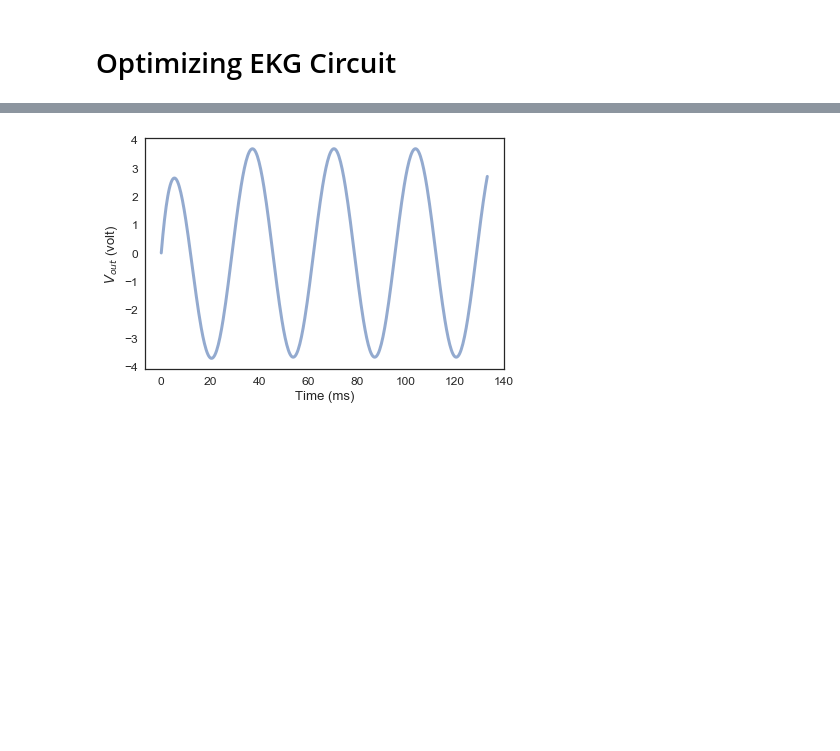
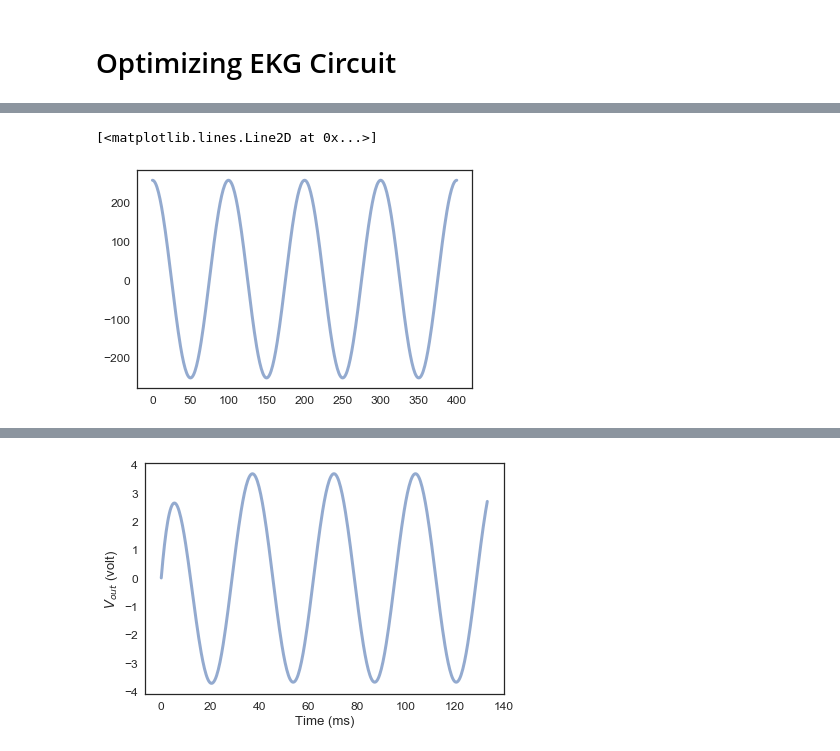
Before and after one commit to ThomasJagielski/ModSimPy, a Jupyter notebook: code/EKG Circuit Optimization.ipynb, the cells around one changed output, grey strips where cells are left out. Drawn from its saved outputs; the diff is of its cells as text; code cells hidden in the pictures; blank space fills up the shorter version.

```diff
--- a/code/EKG Circuit Optimization.ipynb
+++ b/code/EKG Circuit Optimization.ipynb
@@ -17,0 +31,19 @@ second = UNITS.second;
+# %%
+def make_system_amp(params):
+    """Makes a System object for the given conditions.
+
+    params: Params object
+
+    returns: System object
+    """
+    unpack(params)
+
+    init = State(V_out = 0)
+    t_end = 4 / f
+    ts = linspace(0, t_end, 401)
+
+    return System(R=R, A=A, f=f,
+                  init=init, t_end=t_end, ts=ts,
+                  vref=vref)
+# %%
+amp1 = make_system_amp(params_amp_1)
@@ -18,3 +59,31 @@ second = UNITS.second;
+# %%
+def amp(state, t, system):
+    """Makes a slope function to update the state.
+
+    state: State(V_out)
+    t: time
+    system: System Object
+
+    returns: State(V_out)
+    """
+    vout = state
+
+    unpack(system)
+
+    vin = A * np.cos(2 * pi * f * t)
+
+    G = 1 + (100e3 / R)
+
+    vout = vref + G * (vin)
+
+    return vout
+# %%
+results_amp_1 = amp(params_amp_1, ts, amp1);
+# %%
+plot(results_amp_1)
+# %% [output]
+[<matplotlib.lines.Line2D at 0x...>]
+[figure, added]
 # %%
 params1 = Params(
     R = 4.9e3,   # ohm
```
Also changed, not shown: parts of 5 cells of this notebook.
